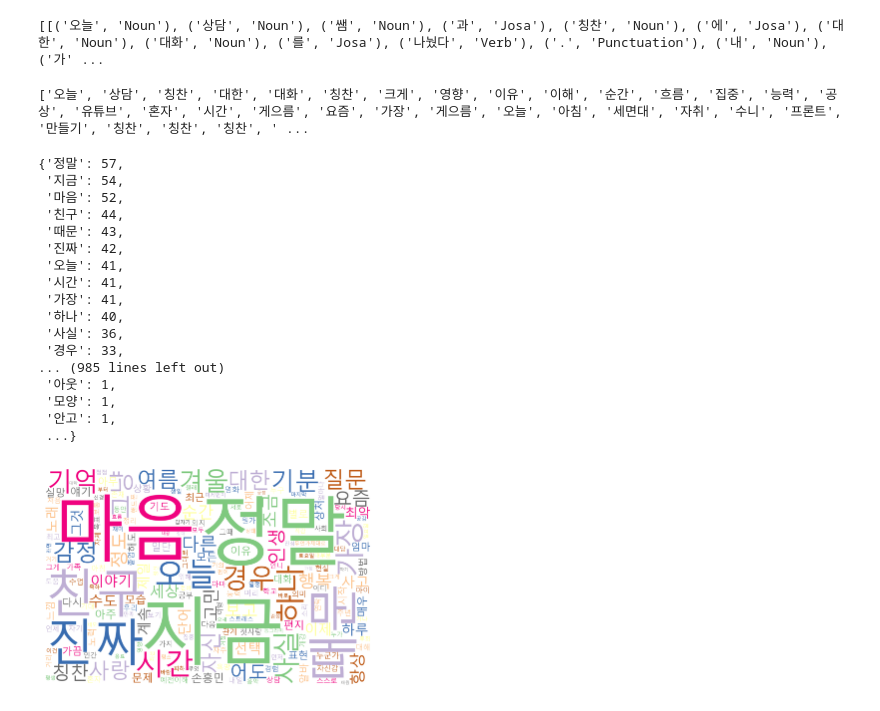
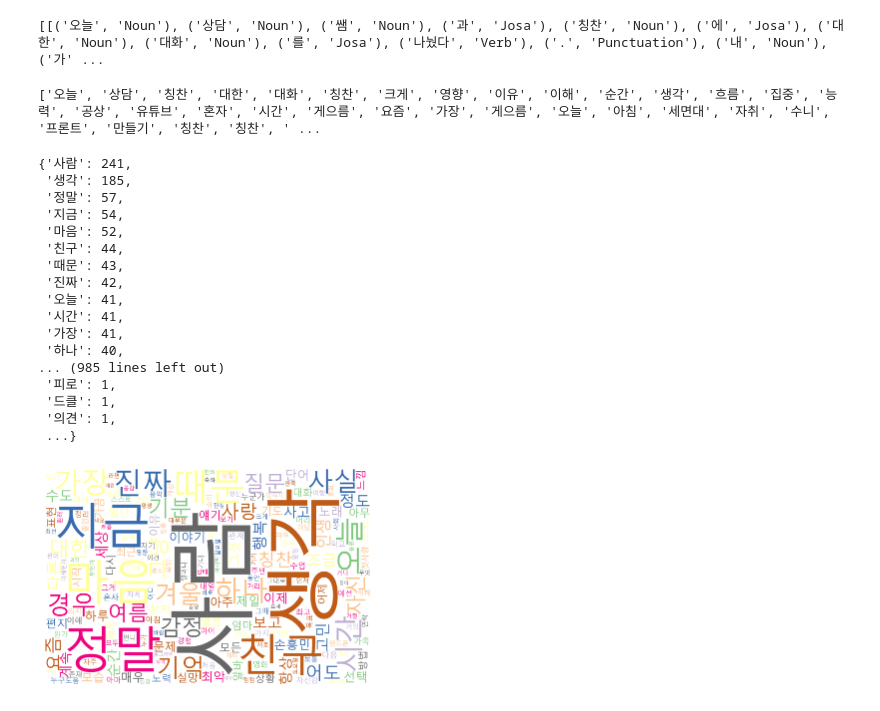
Before and after one commit to ssm0318/Quantitative-Psychology-2020-1, a Jupyter notebook: final/adoor-wordcloud.ipynb, the cells around one changed output. Saved outputs shown, nothing was run; the diff lists cells and outputs as text; code cells hidden in the pictures.

```diff
--- a/final/adoor-wordcloud.ipynb
+++ b/final/adoor-wordcloud.ipynb
@@ -26,7 +26,7 @@ twitter = Okt()
 text = ""
 morphs = []
 
-df = pd.read_csv('answers.csv', encoding='UTF8')
+df = pd.read_csv('adoor_data/answers.csv', encoding='UTF8')
 df['created_at'] = pd.to_datetime(df['created_at'])
 # df = df[(df.author_id != 5)]
 # %%
@@ -55,24 +55,25 @@ for row in content:
 print(morphs)
 # %% [output]
 [[('오늘', 'Noun'), ('상담', 'Noun'), ('쌤', 'Noun'), ('과', 'Josa'), ('칭찬', 'Noun'), ('에', 'Josa'), ('대한', 'Noun'), ('대화', 'Noun'), ('를', 'Josa'), ('나눴다', 'Verb'), ('.', 'Punctuation'), ('내', 'Noun'), ('가' ...
-# %%
-noun_adj_adv_list=[]
-
-for sentence in morphs :
-    for word, tag in sentence :
-        if tag in ['Noun'] and len(word) > 1 and ("생각" not in word) and ("사람" not in word):
-#         if tag in ['Noun'] and ("것" not in word) and ("내" not in word)and ("나" not in word)and ("그" not in word) and ("수"not in word) and("게"not in word)and("말"not in word)and("거" not in word)and("사람" not in word)and("생각" not in word):
-            noun_adj_adv_list.append(word)
+# %%
+noun_adj_adv_list=[]
+
+for sentence in morphs :
+    for word, tag in sentence :
+        if tag in ['Noun'] and len(word) > 1:
+            noun_adj_adv_list.append(word)
 # %%
 print(noun_adj_adv_list)
 # %% [output]
-['오늘', '상담', '칭찬', '대한', '대화', '칭찬', '크게', '영향', '이유', '이해', '순간', '흐름', '집중', '능력', '공상', '유튜브', '혼자', '시간', '게으름', '요즘', '가장', '게으름', '오늘', '아침', '세면대', '자취', '수니', '프론트', '만들기', '칭찬', '칭찬', '칭찬', ' ...
+['오늘', '상담', '칭찬', '대한', '대화', '칭찬', '크게', '영향', '이유', '이해', '순간', '생각', '흐름', '집중', '능력', '공상', '유튜브', '혼자', '시간', '게으름', '요즘', '가장', '게으름', '오늘', '아침', '세면대', '자취', '수니', '프론트', '만들기', '칭찬', '칭찬', ' ...
 # %%
 count = Counter(noun_adj_adv_list)
 words = dict(count.most_common())
 words
 # %% [output]
-{'정말': 57,
+{'사람': 241,
+ '생각': 185,
+ '정말': 57,
  '지금': 54,
  '마음': 52,
  '친구': 44,
@@ -82,19 +83,17 @@ words
  '시간': 41,
  '가장': 41,
  '하나': 40,
- '사실': 36,
- '경우': 33,
 ... (985 lines left out)
- '아웃': 1,
- '모양': 1,
- '안고': 1,
+ '피로': 1,
+ '드클': 1,
+ '의견': 1,
  ...}
 # %%
-wordcloud = WordCloud(font_path = '../../Fonts/malgun.ttf', background_color='white',colormap = "Accent_r",
+wordcloud = WordCloud(font_path = '~/Library/Fonts/malgun.ttf', background_color='white',colormap = "Accent_r",
                       width=1500, height=1000).generate_from_frequencies(words)
 
 plt.imshow(wordcloud)
 plt.axis('off')
 plt.show()
 # %% [output]
-[figure, old version]
+[figure, new version]
```
Also changed, not shown: 40 other files.
